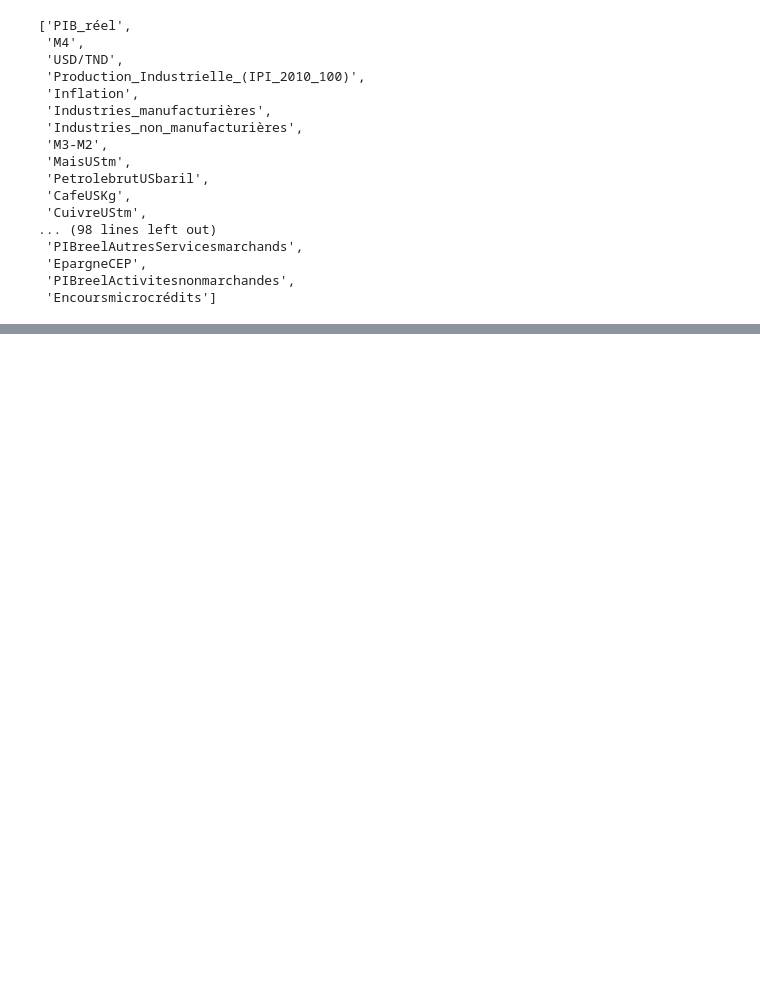
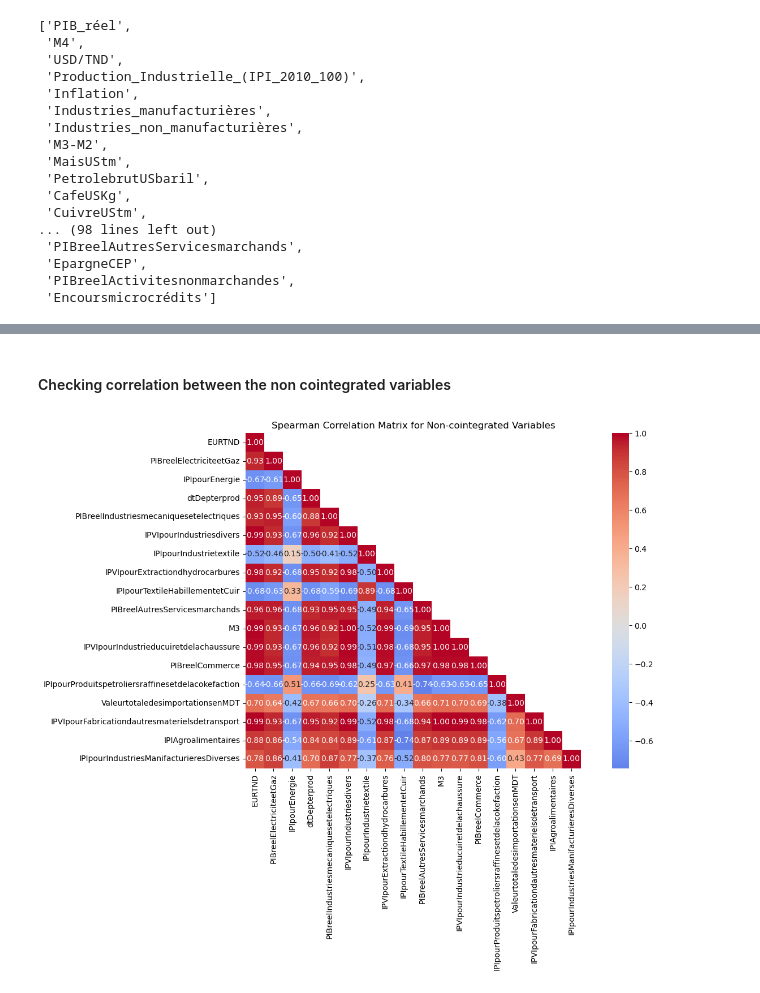
Before and after one commit to iskander1997/Time-series-forecast-, a Jupyter notebook: Etude Sect VAR models.ipynb, the cells around one changed output, grey strips where cells are left out. Cells and saved outputs as stored; diff of their text form; code cells hidden in the pictures; blank space fills up the shorter version.

```diff
--- a/Etude Sect VAR models.ipynb
+++ b/Etude Sect VAR models.ipynb
@@ -586,0 +458,3 @@ grangers_causation_matrix(dict_df_predicted_variables.get('df_PIB_réel').head(
+# %%
+list_signif_grang=granger_test_result[granger_test_result["Significant"]==True]["Variable"].to_list()
+data[list_signif_grang]
@@ -586,0 +577,6 @@ grangers_causation_matrix(dict_df_predicted_variables.get('df_PIB_réel').head(
+# %%
+# Run the test and get results as DataFrame
+coint_results_df = batch_cointegration_test(data[list_signif_grang])
+#coint_results_df
+list_non_cointegrated = coint_results_df[~coint_results_df['Is_Cointegrated']]['Variable'].tolist()
+list_non_cointegrated
@@ -586,0 +602,28 @@ grangers_causation_matrix(dict_df_predicted_variables.get('df_PIB_réel').head(
+# %% [markdown]
+#### Checking correlation between the non cointegrated variables
+# %%
+def plot_correlation_noncointegrated(data, coint_results_df, method='pearson', figsize=(14, 10), cmap='coolwarm'):
+    """
+    Plot correlation matrix for non-cointegrated variables.
+    method (str): Correlation method ('pearson', 'kendall', 'spearman')
+    """
+    import seaborn as sns
+    import matplotlib.pyplot as plt
+
+    # Get non-cointegrated variables
+    non_cointegrated = coint_results_df[~coint_results_df['Is_Cointegrated']]['Variable'].tolist()
+
+    # Calculate correlation matrix
+    corr_matrix = data[non_cointegrated].corr(method=method).round(3)
+
+    # Create plot
+    plt.figure(figsize=figsize)
+    sns.heatmap(corr_matrix, annot=True, cmap=cmap, center=0, fmt='.2f',
+                square=True, mask=np.triu(np.ones_like(corr_matrix), k=1))
+    plt.title(f'{method.capitalize()} Correlation Matrix for Non-cointegrated Variables')
+    plt.tight_layout()
+    plt.show()
+# %%
+plot_correlation_noncointegrated(data, coint_results_df,method="spearman")
+# %% [output]
+[figure, added]
```
Also changed, not shown: parts of 18 cells of this notebook.
